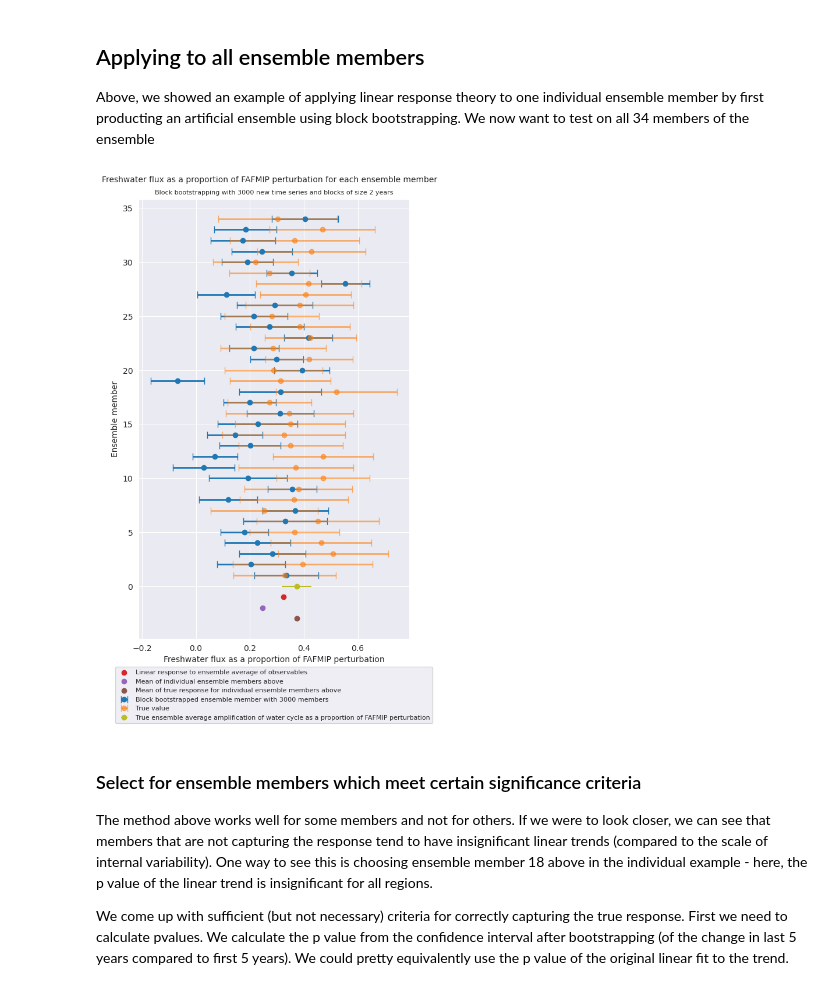
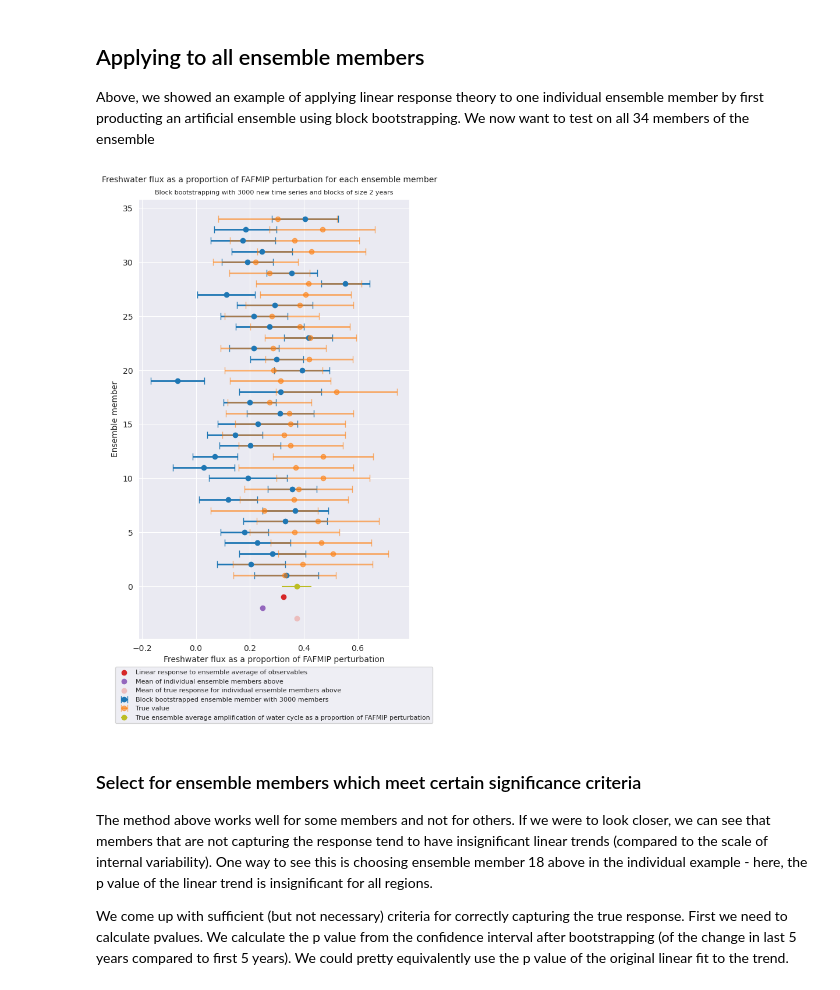
Before and after one commit to aurora-bf/freshwater_flux_linresp, a Jupyter notebook: model_tests/individual_ensemble_member_CESM_integration.ipynb, the cells around one changed output. Saved outputs shown, nothing was run; the diff lists cells and outputs as text; code cells hidden in the pictures.

```diff
--- a/model_tests/individual_ensemble_member_CESM_integration.ipynb
+++ b/model_tests/individual_ensemble_member_CESM_integration.ipynb
@@ -278,33 +268,33 @@ with open(cwd+"/pickled_files/freshwater_fluxes_integration_std_boot_new", "rb")
 # %%
 import seaborn as sns
 import matplotlib as mpl
 sns.set_style(style="darkgrid")
 mpl.rcParams['figure.dpi'] = 100
 
 import matplotlib as mpl
 mpl.rcParams['figure.dpi'] = 100
 fig,ax=plt.subplots(figsize=(6,10))
 plt.errorbar(trend_uncertainty_bootstrap_mean_method1, np.linspace(1,34,34),xerr=trend_uncertainty_bootstrap_std_method1,fmt ='o',
         color='tab:blue',ms=6, capsize=4,elinewidth=2,label='Block bootstrapped ensemble member with 3000 members')
 plt.errorbar(mean_boot, np.linspace(1,34,34),xerr=std_boot,fmt ='o', color='tab:orange',alpha=0.6,
         ms=6, capsize=4,elinewidth=2, label='True value')
 
 ax.set_ylabel('Ensemble member')
 ax.set_xlabel('Freshwater flux as a proportion of FAFMIP perturbation')
 ax.errorbar(3.7330247766012464e-01,0,xerr=0.055182248268658855, color='tab:olive',fmt ='o',
         ms=6,label='True ensemble average amplification of water cycle as a proportion of FAFMIP perturbation') #this value comes from true_freshwater_fluxes.ipynb
 
 ax.scatter(0.3240361691540233,-1,color='tab:red',label='Linear response to ensemble average of observables') #this value comes from linear_response_CESM_ensemblemean.ipynb
 
 ax.scatter(np.average(trend_uncertainty_bootstrap_mean_method1,weights=trend_uncertainty_bootstrap_std_method1),-2,color='tab:purple',label='Mean of individual ensemble members above')
-ax.scatter(np.average(mean_boot,weights=std_boot),-3,color='tab:brown',label='Mean of true response for individual ensemble members above')
+ax.scatter(np.average(mean_boot,weights=std_boot),-3,color='#ECBDBD',label='Mean of true response for individual ensemble members above')
 
 ax.legend(loc='lower center',bbox_to_anchor=(0.5,-0.2),fontsize=8)
 plt.title('Block bootstrapping with 3000 new time series and blocks of size 2 years',fontsize=8)
 plt.suptitle('Freshwater flux as a proportion of FAFMIP perturbation for each ensemble member',fontsize=10, y=0.92)
 mpl.pyplot.savefig('historical_indiv_ensemble_integ.png', dpi=300,bbox_inches='tight')
 # %% [output]
-[figure, old version]
+[figure, new version]
 # %% [markdown]
 ### Select for ensemble members which meet certain significance criteria
 The method above works well for some members and not for others. If we were to look closer, we can see that members that are not capturing the response tend to have insignificant linear trends (compared to the scale of internal variability). One way to see this is choosing ensemble member 18 above in the individual example - here, the p value of the linear trend is insignificant for all regions.
```
Also changed, not shown: parts of 2 cells of this notebook, 59 other files.
